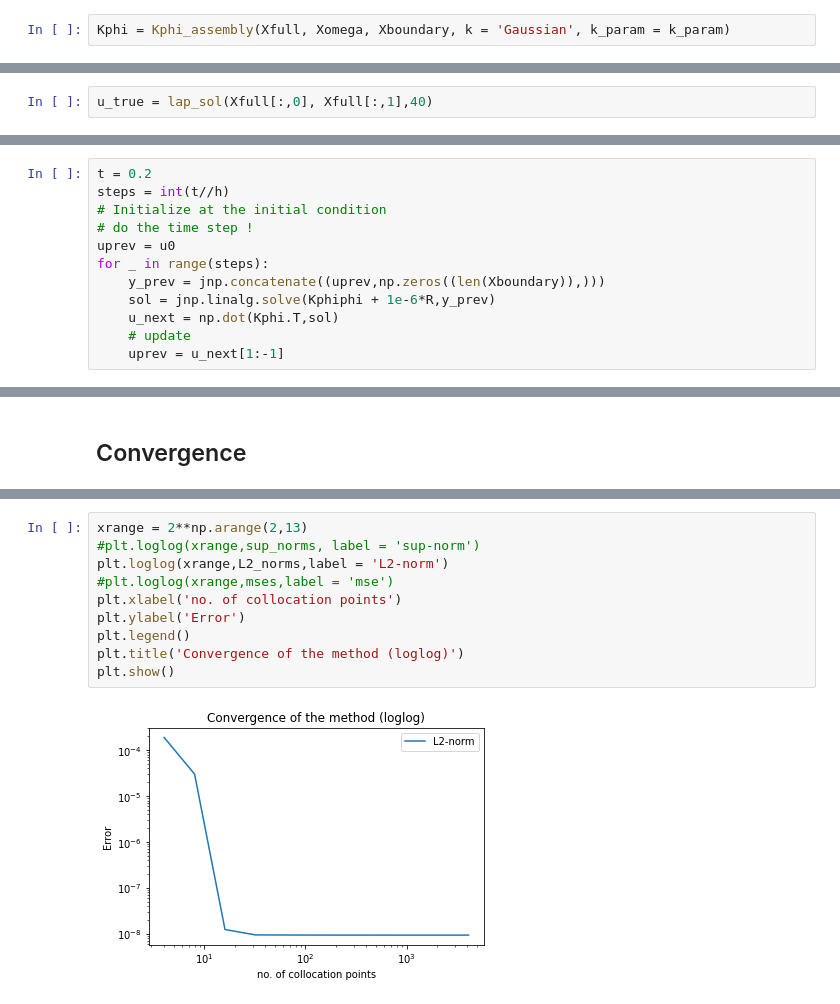
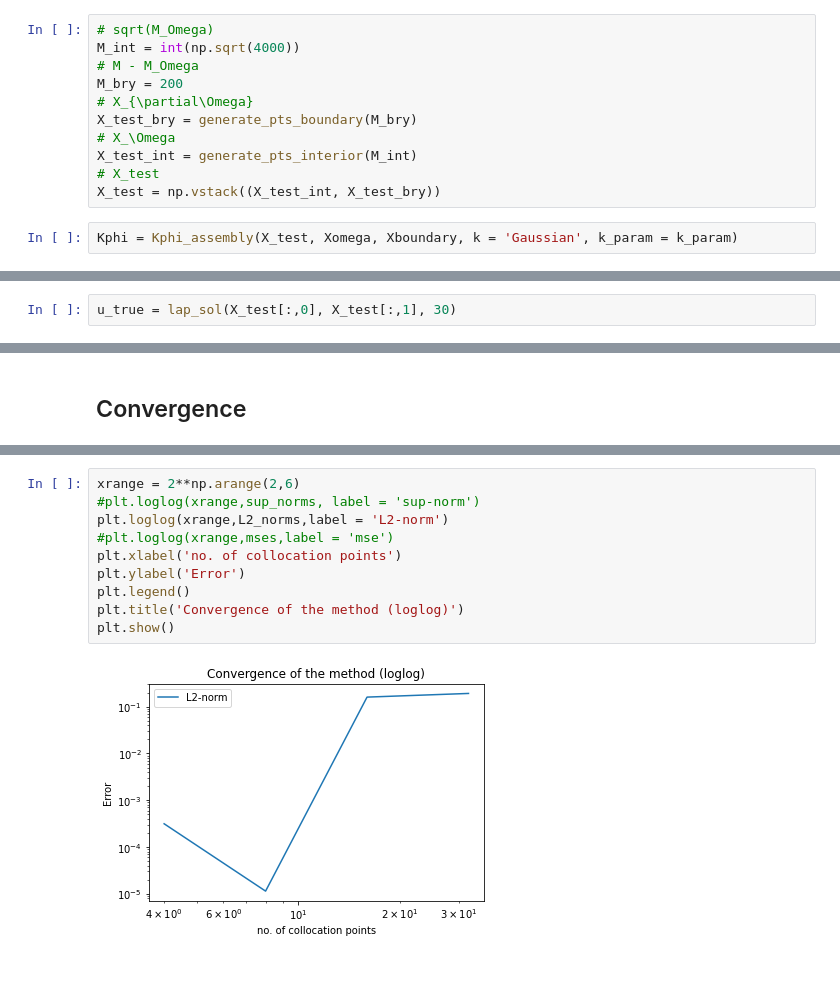
Before and after one commit to jfelipeosorio/kinetick, a Jupyter notebook: pdes/laplace2d_cf.ipynb, the cells around one changed output, grey strips where cells are left out. Saved outputs shown, nothing was run; the diff lists cells and outputs as text; blank space fills up the shorter version.

```diff
--- a/pdes/laplace2d_cf.ipynb
+++ b/pdes/laplace2d_cf.ipynb
@@ -171,8 +171,19 @@ R = jnp.diag(jnp.diag(Kphiphi))
 sol = jnp.linalg.solve(Kphiphi + 1e-6*R,y_prev)
 # %% [markdown]
 Get `K(Xtest,Xfull)`
+# %%
+# sqrt(M_Omega)
+M_int = int(np.sqrt(4000))
+# M - M_Omega
+M_bry = 200
+# X_{\partial\Omega}
+X_test_bry = generate_pts_boundary(M_bry)
+# X_\Omega
+X_test_int = generate_pts_interior(M_int)
+# X_test
+X_test = np.vstack((X_test_int, X_test_bry))
 # %%
-Kphi = Kphi_assembly(Xfull, Xomega, Xboundary, k = 'Gaussian', k_param = k_param)
+Kphi = Kphi_assembly(X_test, Xomega, Xboundary, k = 'Gaussian', k_param = k_param)
 # %%
 u_next = np.dot(Kphi.T,sol)
 # %%
@@ -191,7 +202,7 @@ plt.show()
 # %% [output]
 [figure]
 # %%
-u_true = lap_sol(Xfull[:,0], Xfull[:,1],40)
+u_true = lap_sol(X_test[:,0], X_test[:,1], 30)
 # %%
 # Initial condition
 #plt.plot(Xfull,transport_u0(Xfull),'.-',label='init')
@@ -216,12 +220,0 @@ $u_{next} = K(X_{test}, \phi) K(\phi,\phi)^{-1}u_{prev}$
-# %%
-t = 0.2
-steps = int(t//h)
-# Initialize at the initial condition
-# do the time step !
-uprev = u0
-for _ in range(steps):
-    y_prev = jnp.concatenate((uprev,np.zeros((len(Xboundary)),)))
-    sol = jnp.linalg.solve(Kphiphi + 1e-6*R,y_prev)
-    u_next = np.dot(Kphi.T,sol)
-    # update
-    uprev = u_next[1:-1]
@@ -306,12 +271,12 @@ for n in range(2,13):
 # %%
-xrange = 2**np.arange(2,13)
+xrange = 2**np.arange(2,6)
 #plt.loglog(xrange,sup_norms, label = 'sup-norm')
 plt.loglog(xrange,L2_norms,label = 'L2-norm')
 #plt.loglog(xrange,mses,label = 'mse')
 plt.xlabel('no. of collocation points')
 plt.ylabel('Error')
 plt.legend()
 plt.title('Convergence of the method (loglog)')
 plt.show()
 # %% [output]
-[figure, old version]
+[figure, new version]
```
Also changed, not shown: parts of 8 cells of this notebook.
